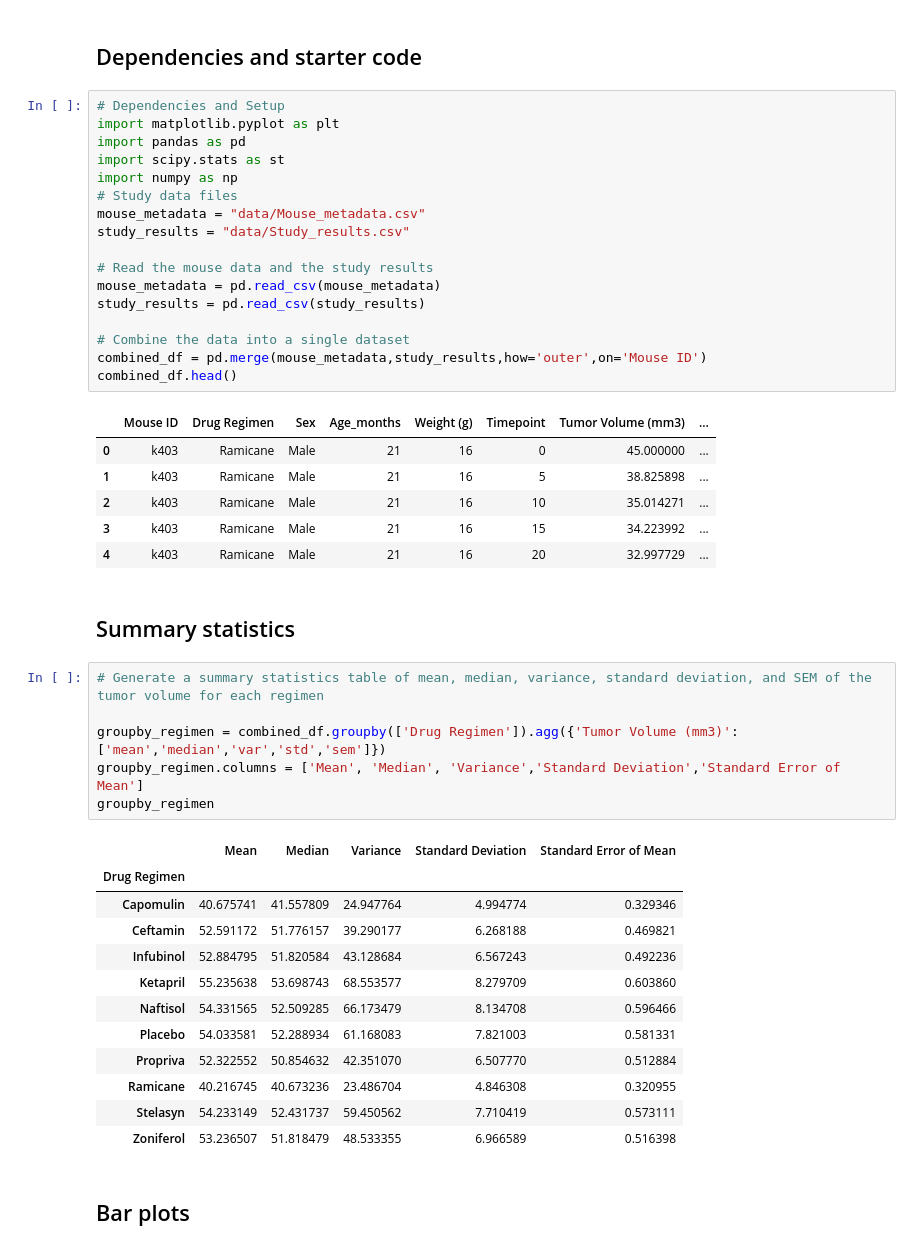
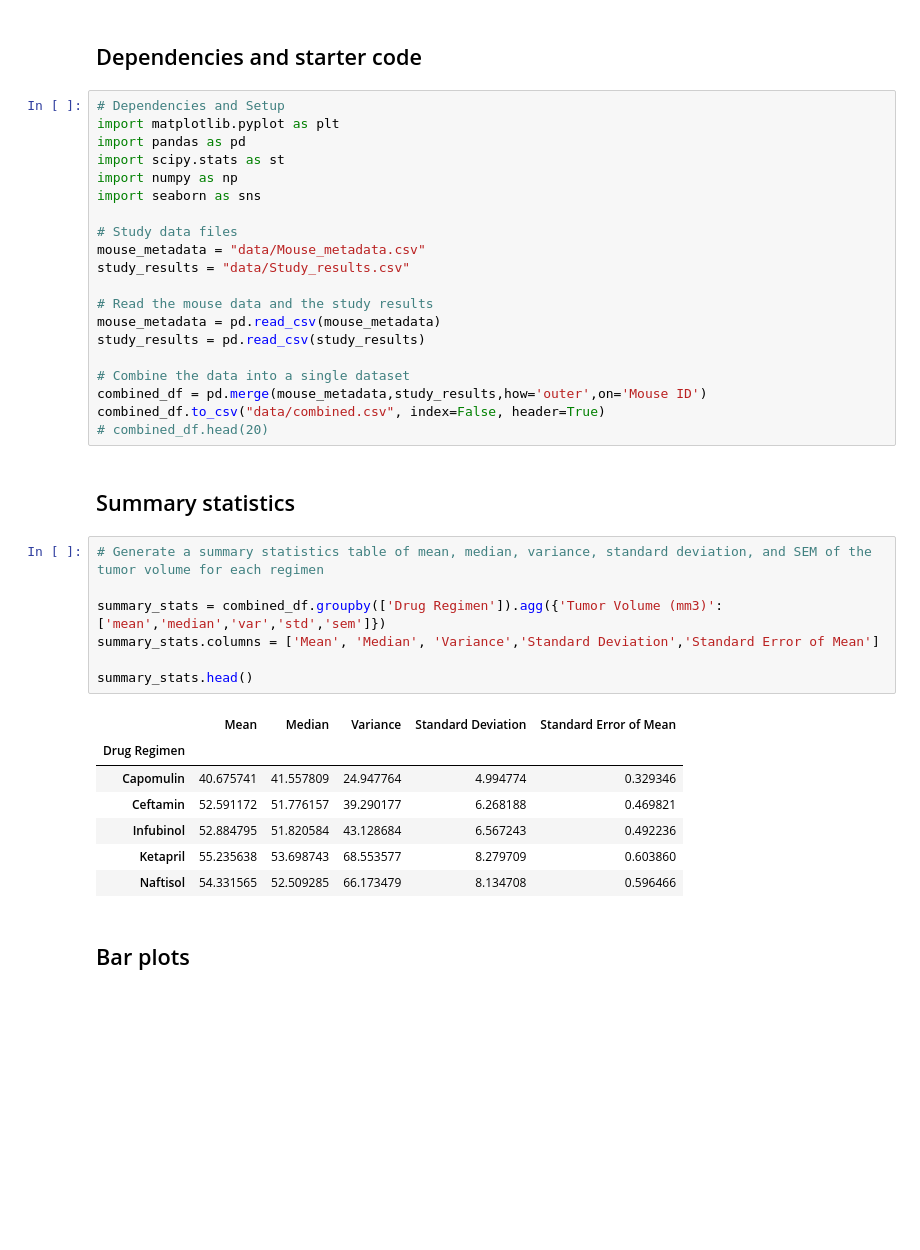
Before and after one commit to prerak-patel/matplotlib-challange, a Jupyter notebook: pymaceuticals_starter.ipynb, the cells around one changed output. Drawn from its saved outputs; the diff is of its cells as text; blank space fills up the shorter version.

```diff
--- a/pymaceuticals_starter.ipynb
+++ b/pymaceuticals_starter.ipynb
@@ -8,6 +8,8 @@ import matplotlib.pyplot as plt
 import pandas as pd
 import scipy.stats as st
 import numpy as np
+import seaborn as sns
+
 # Study data files
 mouse_metadata = "data/Mouse_metadata.csv"
 study_results = "data/Study_results.csv"
@@ -18,34 +20,24 @@ study_results = pd.read_csv(study_results)
 
 # Combine the data into a single dataset
 combined_df = pd.merge(mouse_metadata,study_results,how='outer',on='Mouse ID')
-combined_df.head()
+combined_df.to_csv("data/combined.csv", index=False, header=True)
+# combined_df.head(20)
-# %% [output]
-|  | Mouse ID | Drug Regimen | Sex | Age_months | Weight (g) | Timepoint | Tumor Volume (mm3) | ... |
-| 0 | k403 | Ramicane | Male | 21 | 16 | 0 | 45.000000 | ... |
-| 1 | k403 | Ramicane | Male | 21 | 16 | 5 | 38.825898 | ... |
-| 2 | k403 | Ramicane | Male | 21 | 16 | 10 | 35.014271 | ... |
-| 3 | k403 | Ramicane | Male | 21 | 16 | 15 | 34.223992 | ... |
-| 4 | k403 | Ramicane | Male | 21 | 16 | 20 | 32.997729 | ... |
 # %% [markdown]
 ## Summary statistics
 # %%
 # Generate a summary statistics table of mean, median, variance, standard deviation, and SEM of the tumor volume for each regimen
 
-groupby_regimen = combined_df.groupby(['Drug Regimen']).agg({'Tumor Volume (mm3)': ['mean','median','var','std','sem']})
-groupby_regimen.columns = ['Mean', 'Median', 'Variance','Standard Deviation','Standard Error of Mean']
-groupby_regimen
+summary_stats = combined_df.groupby(['Drug Regimen']).agg({'Tumor Volume (mm3)': ['mean','median','var','std','sem']})
+summary_stats.columns = ['Mean', 'Median', 'Variance','Standard Deviation','Standard Error of Mean']
+
+summary_stats.head()
 # %% [output]
 |  | Mean | Median | Variance | Standard Deviation | Standard Error of Mean |
 | Drug Regimen |  |  |  |  |  |
 | Capomulin | 40.675741 | 41.557809 | 24.947764 | 4.994774 | 0.329346 |
 | Ceftamin | 52.591172 | 51.776157 | 39.290177 | 6.268188 | 0.469821 |
 | Infubinol | 52.884795 | 51.820584 | 43.128684 | 6.567243 | 0.492236 |
 | Ketapril | 55.235638 | 53.698743 | 68.553577 | 8.279709 | 0.603860 |
 | Naftisol | 54.331565 | 52.509285 | 66.173479 | 8.134708 | 0.596466 |
-| Placebo | 54.033581 | 52.288934 | 61.168083 | 7.821003 | 0.581331 |
-| Propriva | 52.322552 | 50.854632 | 42.351070 | 6.507770 | 0.512884 |
-| Ramicane | 40.216745 | 40.673236 | 23.486704 | 4.846308 | 0.320955 |
-| Stelasyn | 54.233149 | 52.431737 | 59.450562 | 7.710419 | 0.573111 |
-| Zoniferol | 53.236507 | 51.818479 | 48.533355 | 6.966589 | 0.516398 |
 # %% [markdown]
 ## Bar plots
```
Also changed, not shown: parts of 14 cells of this notebook.
